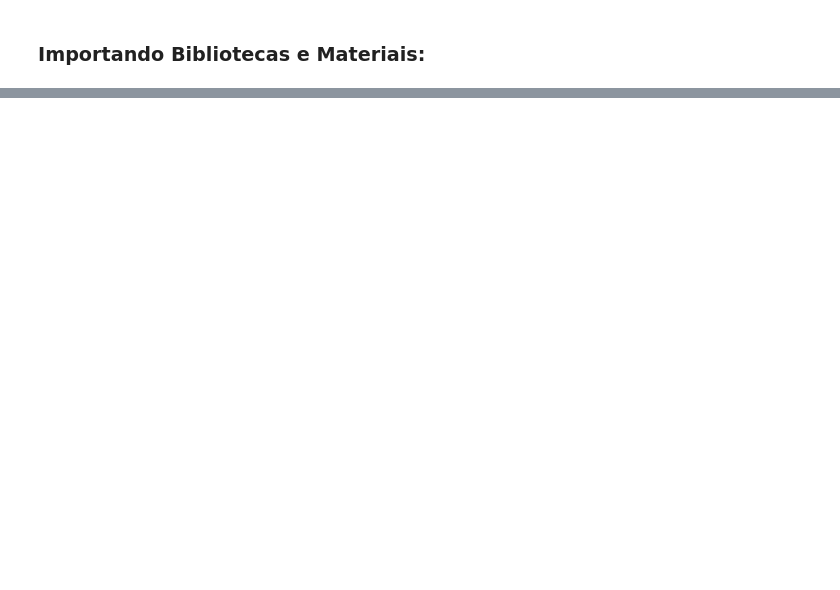
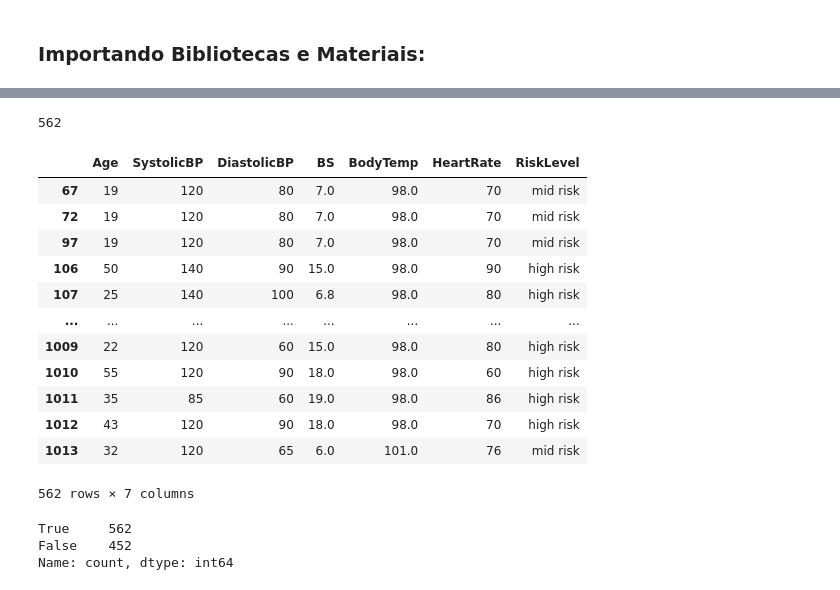
Before and after one commit to nouveauromance/daliaIA, a Jupyter notebook: notebooks/01_exploracao.ipynb, the cells around one changed output, grey strips where cells are left out. Drawn from its saved outputs; the diff is of its cells as text; code cells hidden in the pictures; blank space fills up the shorter version.

```diff
--- a/notebooks/01_exploracao.ipynb
+++ b/notebooks/01_exploracao.ipynb
@@ -37,0 +171,26 @@ df.head()
+# %%
+df.duplicated().sum()
+# %% [output]
+562
+# %%
+df[df.duplicated()]
+# %% [output]
+|  | Age | SystolicBP | DiastolicBP | BS | BodyTemp | HeartRate | RiskLevel |
+| 67 | 19 | 120 | 80 | 7.0 | 98.0 | 70 | mid risk |
+| 72 | 19 | 120 | 80 | 7.0 | 98.0 | 70 | mid risk |
+| 97 | 19 | 120 | 80 | 7.0 | 98.0 | 70 | mid risk |
+| 106 | 50 | 140 | 90 | 15.0 | 98.0 | 90 | high risk |
+| 107 | 25 | 140 | 100 | 6.8 | 98.0 | 80 | high risk |
+| ... | ... | ... | ... | ... | ... | ... | ... |
+| 1009 | 22 | 120 | 60 | 15.0 | 98.0 | 80 | high risk |
+| 1010 | 55 | 120 | 90 | 18.0 | 98.0 | 60 | high risk |
+| 1011 | 35 | 85 | 60 | 19.0 | 98.0 | 86 | high risk |
+| 1012 | 43 | 120 | 90 | 18.0 | 98.0 | 70 | high risk |
+| 1013 | 32 | 120 | 65 | 6.0 | 101.0 | 76 | mid risk |
+562 rows × 7 columns
+# %%
+df.duplicated().value_counts()
+# %% [output]
+True     562
+False    452
+Name: count, dtype: int64
```
Also changed, not shown: parts of 25 cells of this notebook, 3 other files.
